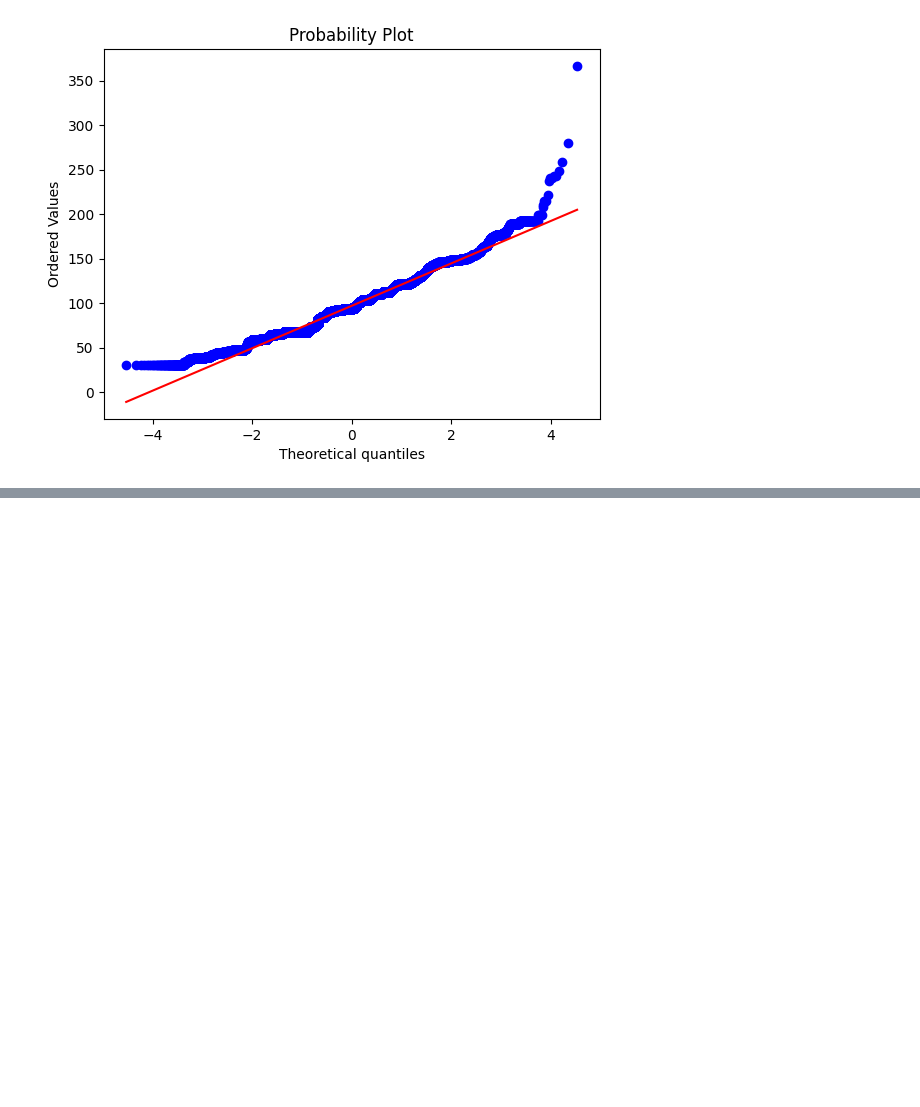
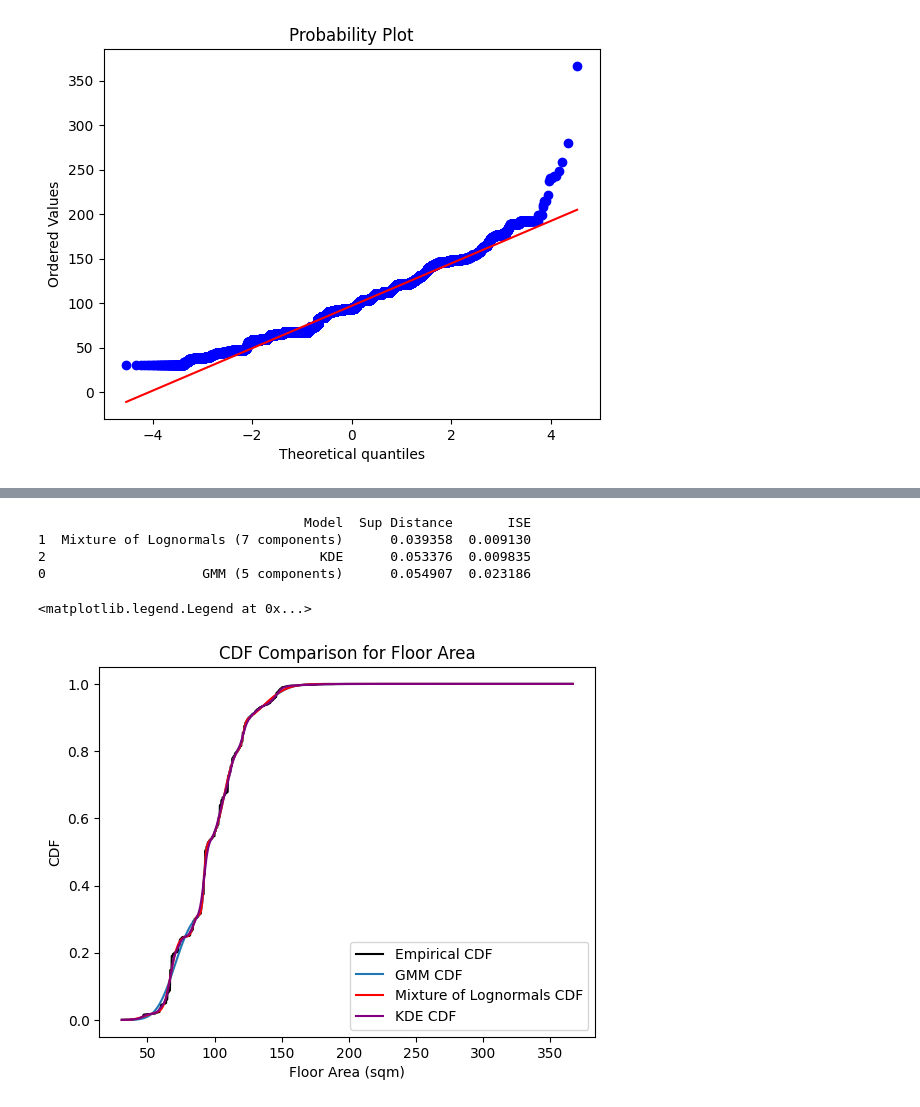
Before and after one commit to luna-ortus-cor/EC4305-Project, a Jupyter notebook: copula/marginal.ipynb, the cells around one changed output, grey strips where cells are left out. Cells and saved outputs as stored; diff of their text form; code cells hidden in the pictures; blank space fills up the shorter version.

```diff
--- a/copula/marginal.ipynb
+++ b/copula/marginal.ipynb
@@ -337,0 +476,61 @@ AndersonResult(statistic=1487.9404758889577, critical_values=array([0.576, 0.656
+# %%
+from scipy.stats import norm, lognorm
+
+area = np.linspace(floor_area.min(), floor_area.max(), 1500)
+
+# Empirical CDF
+ecdf = ECDF(floor_area)
+emp_cdf = ecdf(area)
+
+# CDF for GMM original scale
+K_gmm = 5
+gmm = GaussianMixture(n_components=K_gmm, covariance_type='full', random_state=0)
+gmm.fit(floor_area.values.reshape(-1,1))
+weights_gmm = gmm.weights_
+means_gmm   = gmm.means_.flatten()
+stds_gmm    = np.sqrt(gmm.covariances_.flatten())
+gmm_cdf = np.zeros_like(area)
+for w, m, s in zip(weights_gmm, means_gmm, stds_gmm):
+    gmm_cdf += w * norm.cdf(area, loc=m, scale=s)
+sup_gmm, ise_gmm = cdf_distance(emp_cdf, gmm_cdf, area)
+
+# CDF for mixture of lognormals
+K_lognormal = 7
+weights_lognormal = optimal_gmm_log.weights_
+means_lognormal = optimal_gmm_log.means_.flatten()
+stds_lognormal = np.sqrt(optimal_gmm_log.covariances_.flatten())
+lognormal_cdf = np.zeros_like(area)
+for w, mu, sigma in zip(weights_lognormal, means_lognormal, stds_lognormal):
+    lognormal_cdf += w * lognorm.cdf(area, s=sigma, scale=np.exp(mu))
+sup_lognormal, ise_lognormal = cdf_distance(emp_cdf, lognormal_cdf, area)
+
+# CDF for KDE
+kde_cdf = cumtrapz(pdf_kde_floor_area, area, initial=0)
+kde_cdf /= kde_cdf[-1]
+sup_kde, ise_kde = cdf_distance(emp_cdf, kde_cdf, area)
+
+# Compile distance results
+distance_results_area = pd.DataFrame({
+    'Model': ['GMM (5 components)', 'Mixture of Lognormals (7 components)', 'KDE'],
+    'Sup Distance': [sup_gmm, sup_lognormal, sup_kde],
+    'ISE':          [ise_gmm, ise_lognormal, ise_kde]
+}).sort_values(by='Sup Distance')
+print(distance_results_area)
+# %% [output]
+                                  Model  Sup Distance       ISE
+1  Mixture of Lognormals (7 components)      0.039358  0.009130
+2                                   KDE      0.053376  0.009835
+0                    GMM (5 components)      0.054907  0.023186
+# %%
+# Plot all CDFs together
+plt.plot(area, emp_cdf, label="Empirical CDF", color='black')
+plt.plot(area, gmm_cdf, label="GMM CDF")
+plt.plot(area, lognormal_cdf, label="Mixture of Lognormals CDF", color='red')
+plt.plot(area, kde_cdf, label="KDE CDF", color='purple')
+plt.xlabel("Floor Area (sqm)")
+plt.ylabel("CDF")
+plt.title("CDF Comparison for Floor Area")
+plt.legend()
+# %% [output]
+<matplotlib.legend.Legend at 0x...>
+[figure, added]
```
Also changed, not shown: parts of 19 cells of this notebook.
